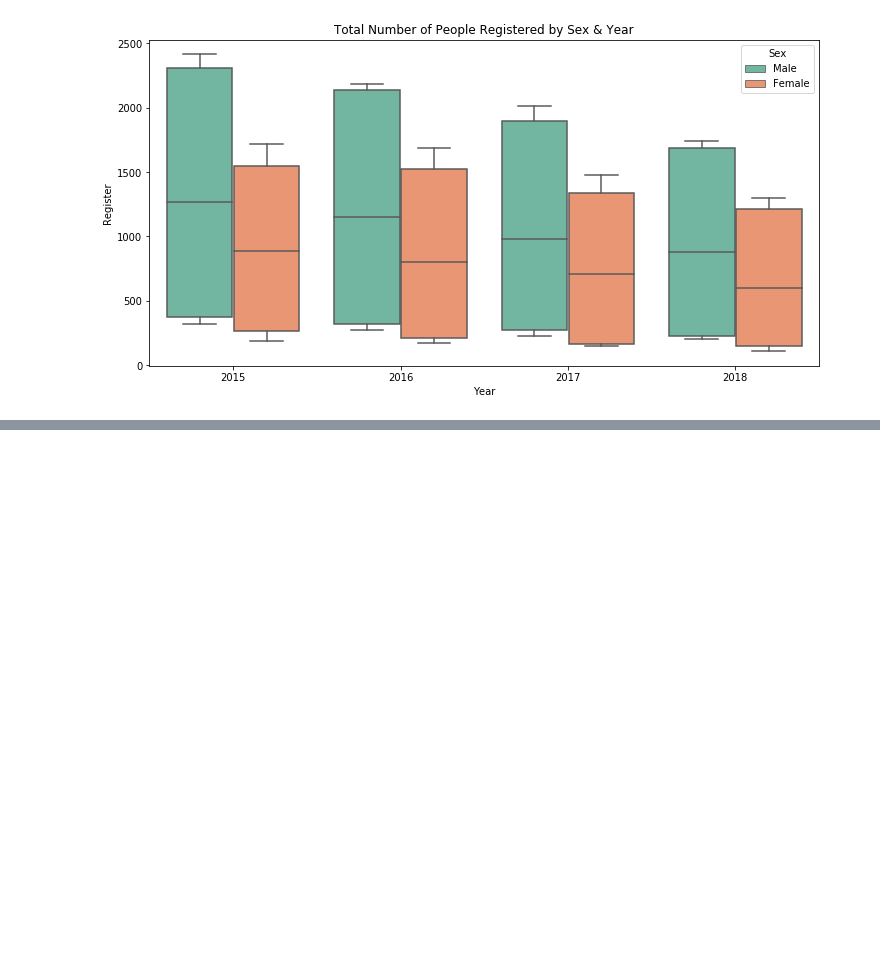
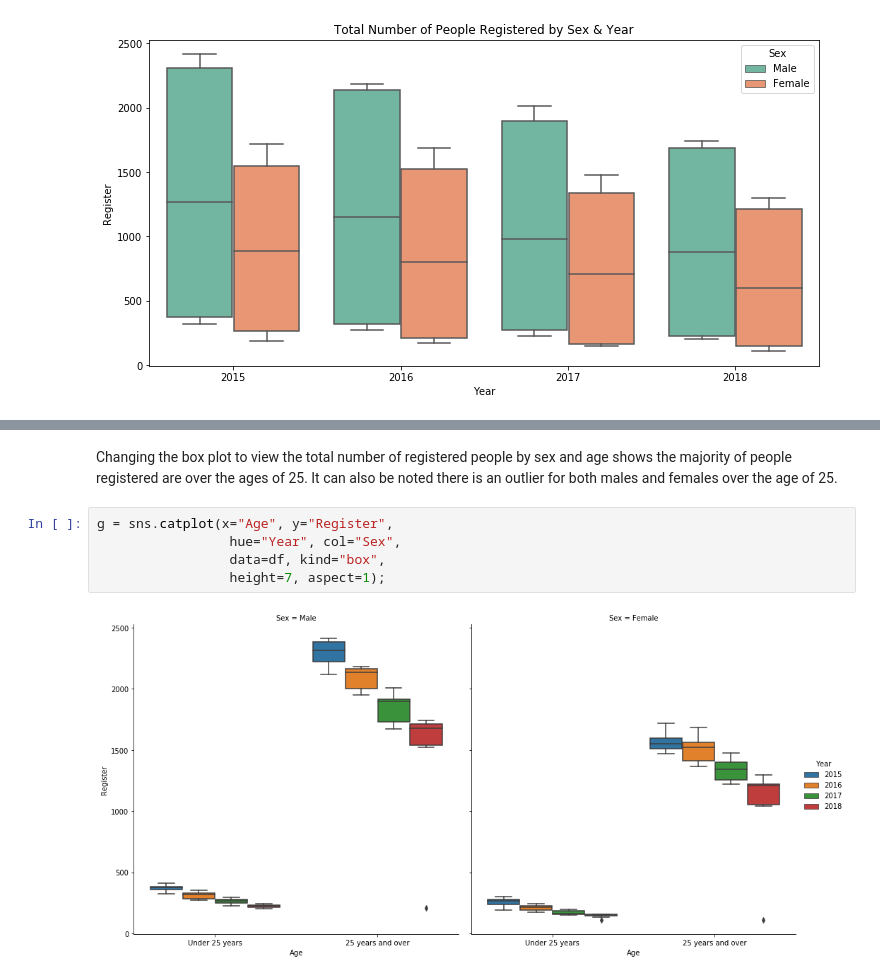
Before and after one commit to peterdt713/Fundamentals_Data_Analysis_Project, a Jupyter notebook: Boxplots.ipynb, the cells around one changed output, grey strips where cells are left out. Drawn from its saved outputs; the diff is of its cells as text; blank space fills up the shorter version.

```diff
--- a/Boxplots.ipynb
+++ b/Boxplots.ipynb
@@ -89,0 +112,9 @@ plt.show
+# %% [markdown]
+Changing the box plot to view the total number of registered people by sex and age shows the majority of people registered are over the ages of 25. It can also be noted there is an outlier for both males and females over the age of 25.
+# %%
+g = sns.catplot(x="Age", y="Register",
+                 hue="Year", col="Sex",
+                 data=df, kind="box",
+                 height=7, aspect=1);
+# %% [output]
+[figure, added]
```
Also changed, not shown: parts of 15 cells of this notebook.
